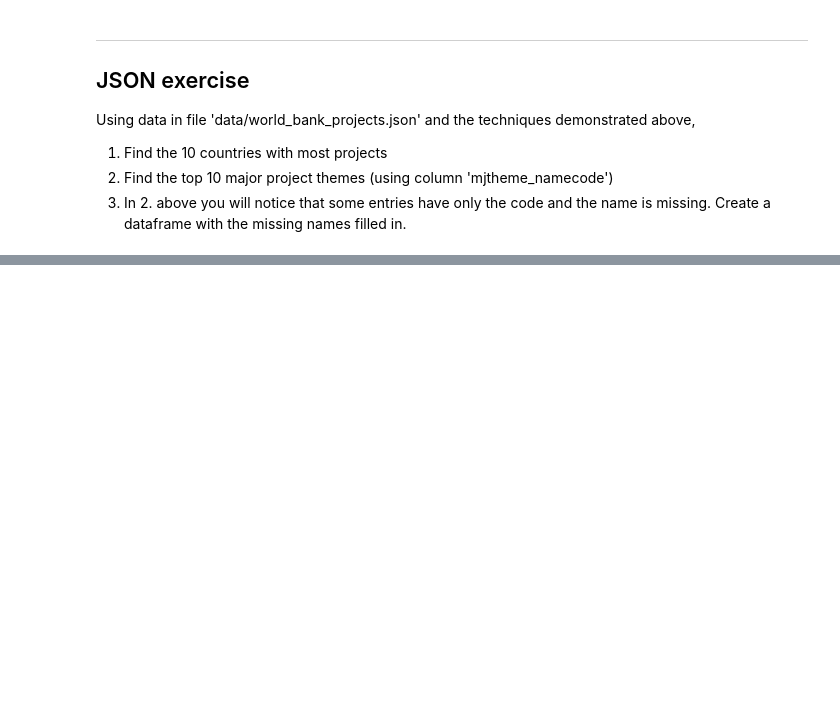
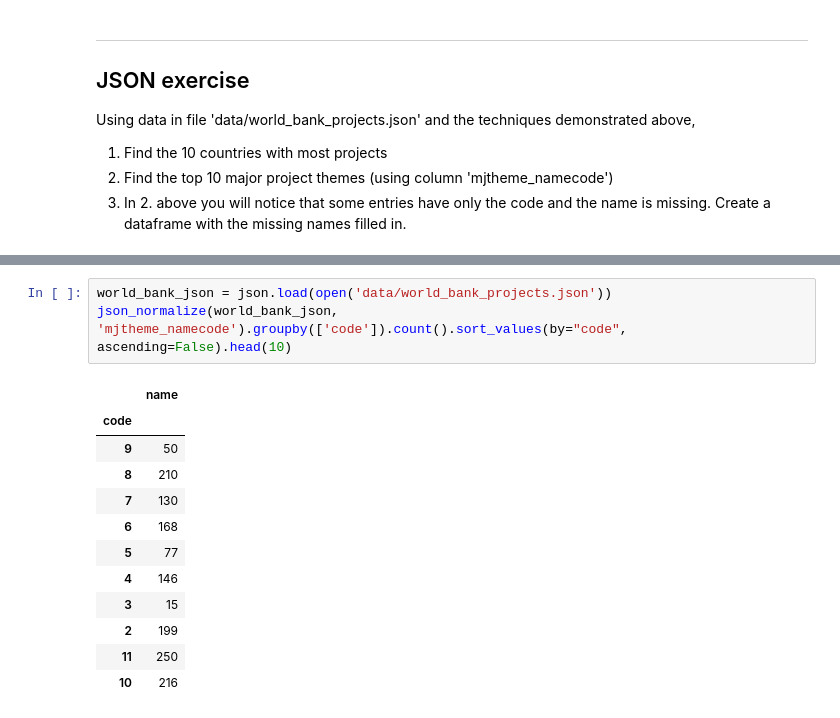
Before and after one commit to pattishih/Springboard, a Jupyter notebook: 5.2-data_wrangling_json/sliderule_dsi_json_exercise.ipynb, the cells around one changed output, grey strips where cells are left out. Saved outputs shown, nothing was run; the diff lists cells and outputs as text; blank space fills up the shorter version.

```diff
--- a/5.2-data_wrangling_json/sliderule_dsi_json_exercise.ipynb
+++ b/5.2-data_wrangling_json/sliderule_dsi_json_exercise.ipynb
@@ -98,0 +116,16 @@ Using data in file 'data/world_bank_projects.json' and the techniques demonstrat
+# %%
+world_bank_json = json.load(open('data/world_bank_projects.json'))
+json_normalize(world_bank_json, 'mjtheme_namecode').groupby(['code']).count().sort_values(by="code", ascending=False).head(10)
+# %% [output]
+|  | name |
+| code |  |
+| 9 | 50 |
+| 8 | 210 |
+| 7 | 130 |
+| 6 | 168 |
+| 5 | 77 |
+| 4 | 146 |
+| 3 | 15 |
+| 2 | 199 |
+| 11 | 250 |
+| 10 | 216 |
```
Also changed, not shown: parts of 5 cells of this notebook.
